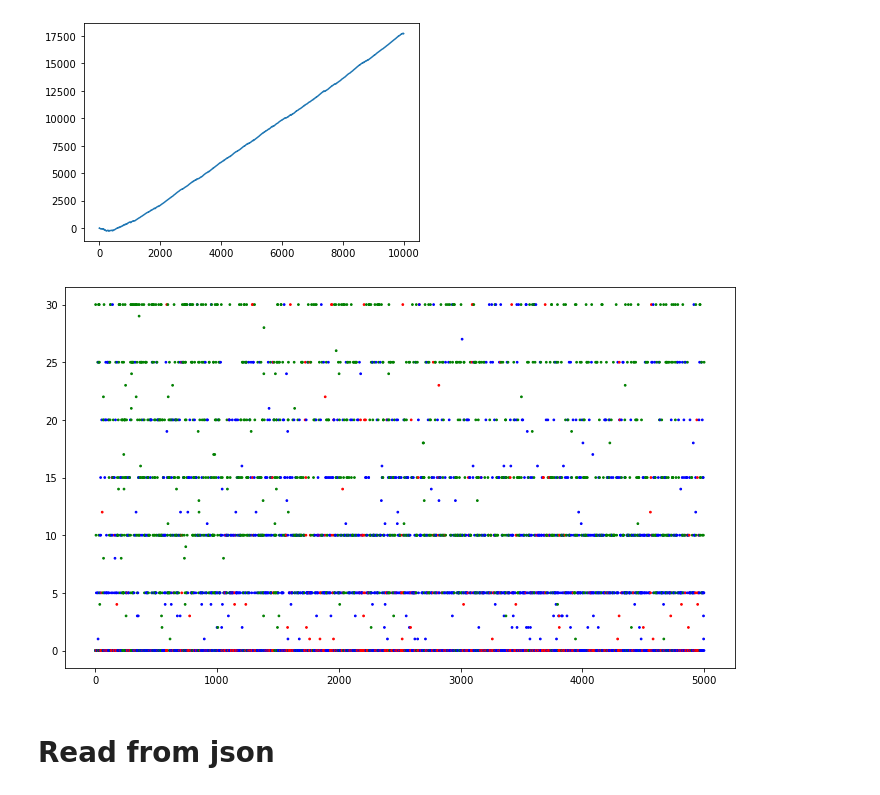
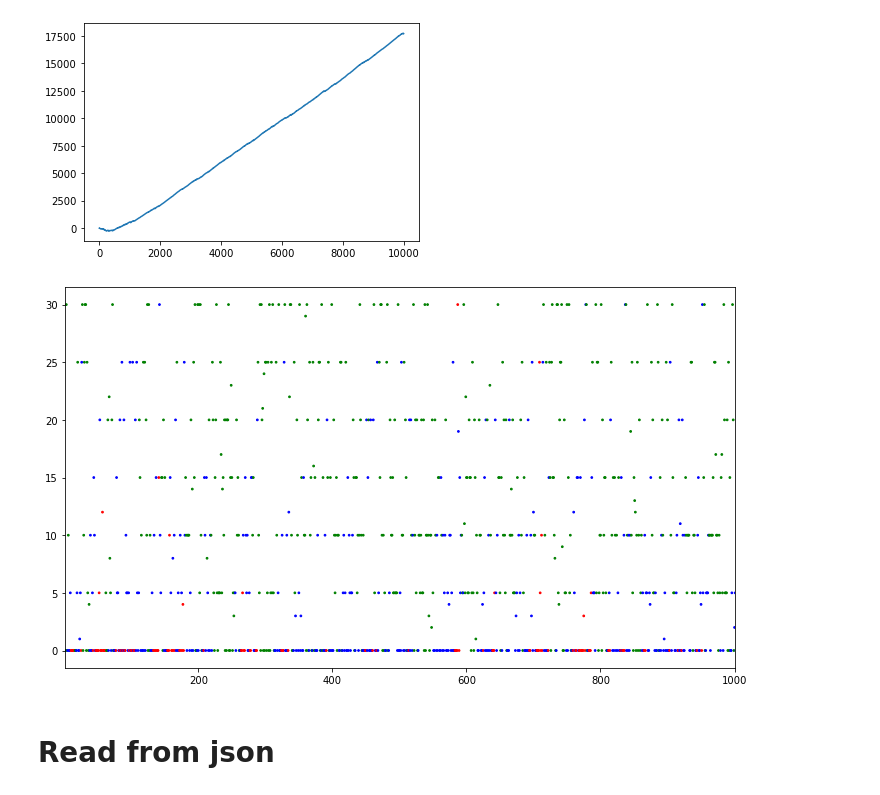
Before and after one commit to SOMAS2021/SOMAS2021, a Jupyter notebook: Experiment.ipynb, the cells around one changed output. Drawn from its saved outputs; the diff is of its cells as text; code cells hidden in the pictures.

```diff
--- a/Experiment.ipynb
+++ b/Experiment.ipynb
@@ -103,33 +103,36 @@ days = list(range(1, len(foodAndHp)+1))
 foodEaten = [float(x[0]) for x in foodAndHp]
 Hp = [float(x[1]) for x in foodAndHp]
 
-def sortHp(n):
+def sortHpNumber(n):
     if n < 34:
         return 0
     elif n < 67:
         return 1
     else:
         return 2
-#HpSorted = list(map(sortHp,Hp))
+HpSortedNumber = list(map(sortHpNumber,Hp))
 
 #plt.scatter(days, foodEaten,s=10,c=HpSorted,cmap='Greens')
 #plt.scatter(days, foodEaten,s=10,c=HpSorted,cmap='PuBuGn')
 """
 colors=["#0000FF", "#00FF00", "#FF0066"]
 for i in range(len(days)):
     plt.scatter(days[i], foodEaten[i], color=colors[HpSorted[i]])
 """
 def sortHp(n):
     if n < 34:
         return "red"
     elif n < 67:
         return "blue"
     else:
         return "green"
 sequence_of_colors = list(map(sortHp,Hp))
 plt.figure(figsize=(12, 7))
 plt.scatter(days, foodEaten,s=3,c=sequence_of_colors)
 
+left, right = 1,1000        # return the current xlim
+plt.xlim((left, right))     # set the xlim to left, right
+
 plt.show()
 # %% [output]
-[figure, old version]
+[figure, new version]
```
Also changed, not shown: parts of 1 cell of this notebook, 1 other file.
